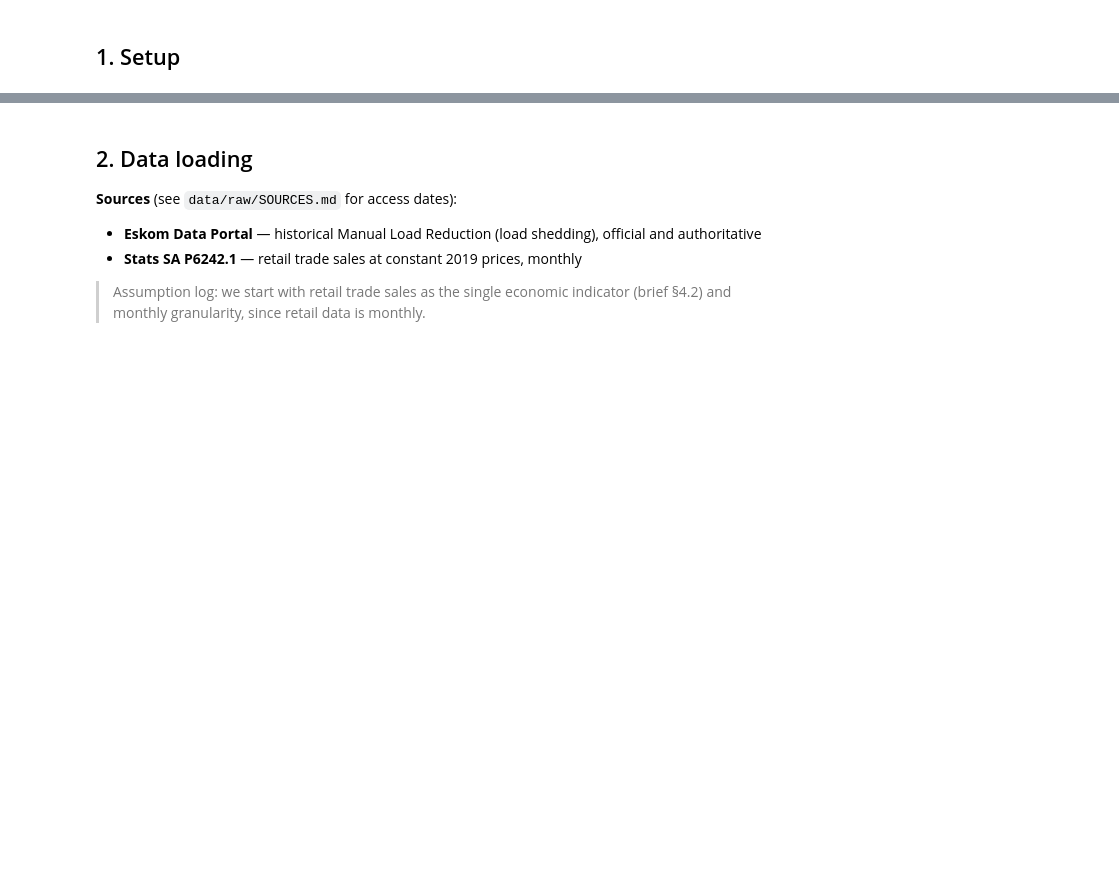
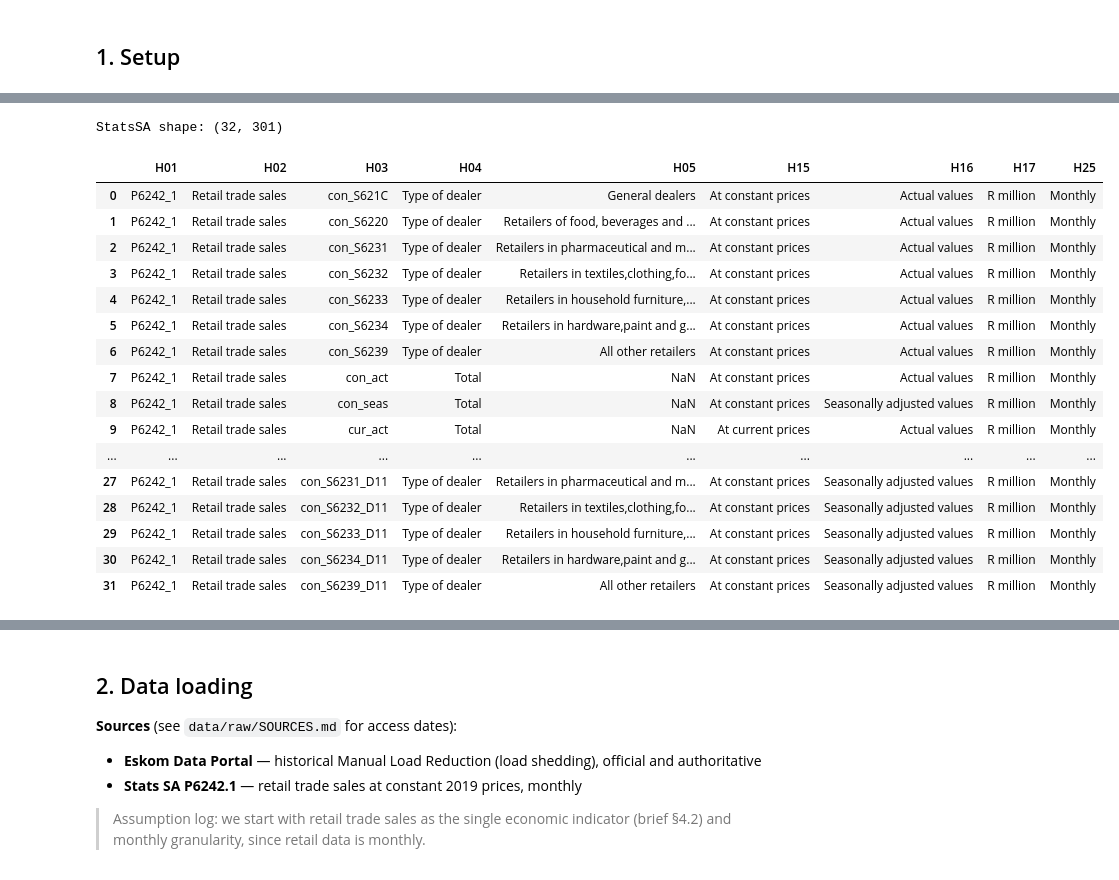
Before and after one commit to Don4chnge/loadshedding-economy, a Jupyter notebook: notebooks/01_loadshedding_economy_analysis.ipynb, the cells around one changed output, grey strips where cells are left out. Drawn from its saved outputs; the diff is of its cells as text; code cells hidden in the pictures; blank space fills up the shorter version.

```diff
--- a/notebooks/01_loadshedding_economy_analysis.ipynb
+++ b/notebooks/01_loadshedding_economy_analysis.ipynb
@@ -23,0 +46,23 @@ CHARTS = "../charts/"
+# %%
+import zipfile
+import pandas as pd
+
+# Peek at the Eskom CSV
+with zipfile.ZipFile(RAW + "Eskom 5Y Data Request.zip") as z:
+    with z.open("ZendTo-9q6BDt72hgoRHxsk/ESK19149.csv") as f:
+        eskom_preview = pd.read_csv(f, nrows=5)
+
+print("--- Eskom CSV: columns ---")
+print(list(eskom_preview.columns))
+display(eskom_preview)
+
+# Peek at the StatsSA Excel file
+with zipfile.ZipFile(RAW + "P6242.1 Retail trade sales (New time series) from January 2002_202604.zip") as z:
+    with z.open("EXCEL/Retail trade sales from 2002.xlsx") as f:
+        xls = pd.ExcelFile(f)
+        print("--- StatsSA Excel: sheet names ---")
+        print(xls.sheet_names)
+        retail_preview = xls.parse(xls.sheet_names[0], nrows=10)
+
+print("--- StatsSA Excel: first 10 rows of first sheet ---")
+display(retail_preview)
@@ -23,0 +94,41 @@ CHARTS = "../charts/"
+# %%
+import zipfile
+import pandas as pd
+
+pd.set_option("display.max_colwidth", None)
+
+# --- StatsSA: show every row's category label, without the huge wall of month columns ---
+with zipfile.ZipFile(RAW + "P6242.1 Retail trade sales (New time series) from January 2002_202604.zip") as z:
+    with z.open("EXCEL/Retail trade sales from 2002.xlsx") as f:
+        retail_full = pd.read_excel(f, sheet_name="Retail trade sales from 2002")
+
+print("StatsSA shape:", retail_full.shape)
+meta_cols = [c for c in retail_full.columns if not str(c).startswith("MO")]
+display(retail_full[meta_cols])
+
+# --- Eskom: confirm the full date range and row count ---
+with zipfile.ZipFile(RAW + "Eskom 5Y Data Request.zip") as z:
+    with z.open("ZendTo-9q6BDt72hgoRHxsk/ESK19149.csv") as f:
+        eskom_full = pd.read_csv(f, usecols=["Date Time Hour Beginning", "Manual Load_Reduction(MLR)"])
+
+print("Eskom rows:", len(eskom_full))
+print("Eskom date range:", eskom_full["Date Time Hour Beginning"].iloc[0], "→", eskom_full["Date Time Hour Beginning"].iloc[-1])
+# %% [output]
+StatsSA shape: (32, 301)
+|  | H01 | H02 | H03 | H04 | H05 | H15 | H16 | H17 | H25 |
+| 0 | P6242_1 | Retail trade sales | con_S621C | Type of dealer | General dealers | At constant prices | Actual values | R million | Monthly |
+| 1 | P6242_1 | Retail trade sales | con_S6220 | Type of dealer | Retailers of food, beverages and ... | At constant prices | Actual values | R million | Monthly |
+| 2 | P6242_1 | Retail trade sales | con_S6231 | Type of dealer | Retailers in pharmaceutical and m... | At constant prices | Actual values | R million | Monthly |
+| 3 | P6242_1 | Retail trade sales | con_S6232 | Type of dealer | Retailers in textiles,clothing,fo... | At constant prices | Actual values | R million | Monthly |
+| 4 | P6242_1 | Retail trade sales | con_S6233 | Type of dealer | Retailers in household furniture,... | At constant prices | Actual values | R million | Monthly |
+| 5 | P6242_1 | Retail trade sales | con_S6234 | Type of dealer | Retailers in hardware,paint and g... | At constant prices | Actual values | R million | Monthly |
+| 6 | P6242_1 | Retail trade sales | con_S6239 | Type of dealer | All other retailers | At constant prices | Actual values | R million | Monthly |
+| 7 | P6242_1 | Retail trade sales | con_act | Total | NaN | At constant prices | Actual values | R million | Monthly |
+| 8 | P6242_1 | Retail trade sales | con_seas | Total | NaN | At constant prices | Seasonally adjusted values | R million | Monthly |
+| 9 | P6242_1 | Retail trade sales | cur_act | Total | NaN | At current prices | Actual values | R million | Monthly |
+| ... | ... | ... | ... | ... | ... | ... | ... | ... | ... |
+| 27 | P6242_1 | Retail trade sales | con_S6231_D11 | Type of dealer | Retailers in pharmaceutical and m... | At constant prices | Seasonally adjusted values | R million | Monthly |
+| 28 | P6242_1 | Retail trade sales | con_S6232_D11 | Type of dealer | Retailers in textiles,clothing,fo... | At constant prices | Seasonally adjusted values | R million | Monthly |
+| 29 | P6242_1 | Retail trade sales | con_S6233_D11 | Type of dealer | Retailers in household furniture,... | At constant prices | Seasonally adjusted values | R million | Monthly |
+| 30 | P6242_1 | Retail trade sales | con_S6234_D11 | Type of dealer | Retailers in hardware,paint and g... | At constant prices | Seasonally adjusted values | R million | Monthly |
+| 31 | P6242_1 | Retail trade sales | con_S6239_D11 | Type of dealer | All other retailers | At constant prices | Seasonally adjusted values | R million | Monthly |
```
Also changed, not shown: parts of 21 cells of this notebook, 5 other files.
